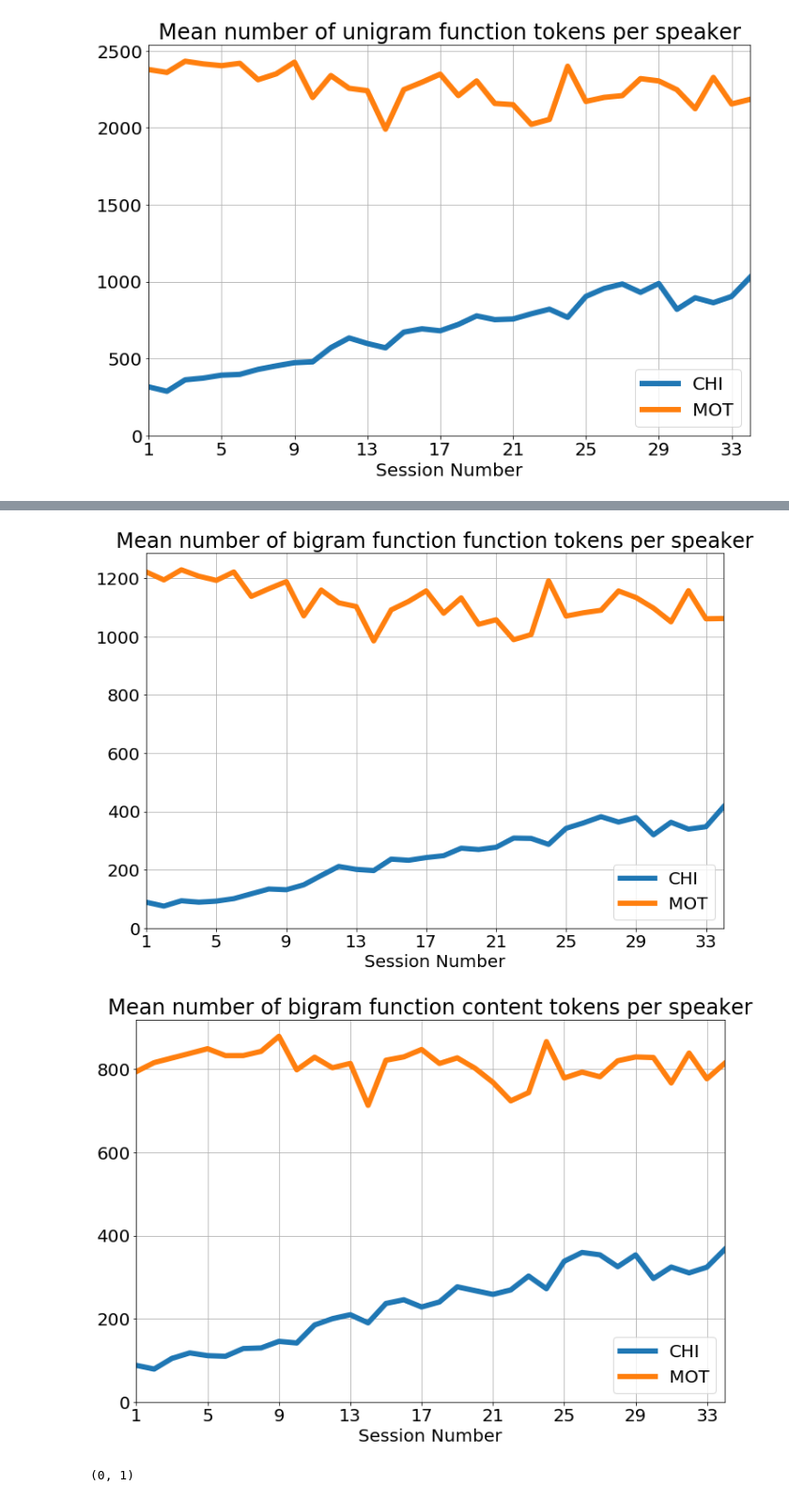
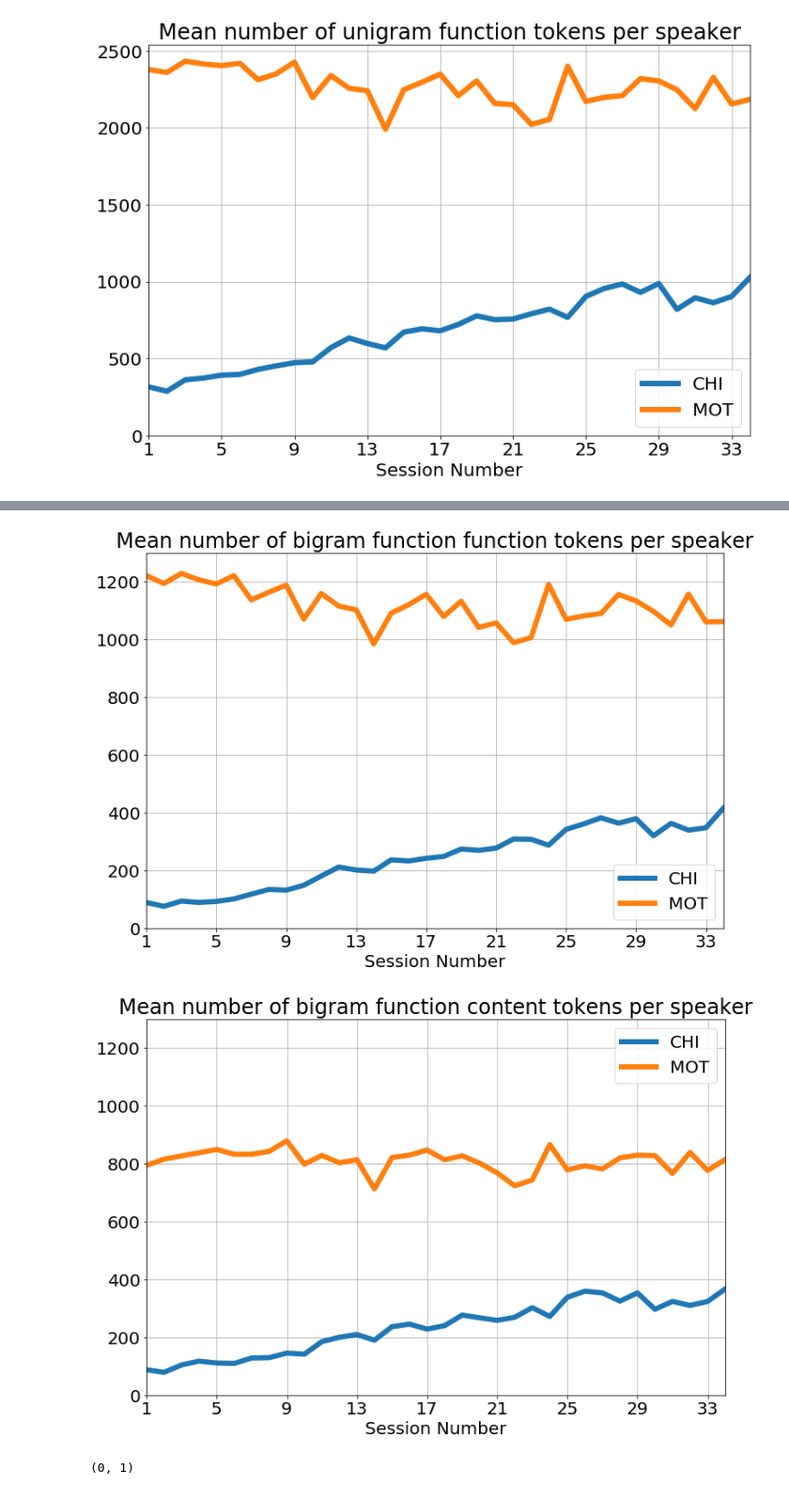
Before and after one commit to pfeyz/formulae-project, a Jupyter notebook: Morisita Function-Content Split.ipynb, the cells around one changed output, grey strips where cells are left out. Shown at 94% size. Cells and saved outputs as stored; diff of their text form; code cells hidden in the pictures.

```diff
--- a/Morisita Function-Content Split.ipynb
+++ b/Morisita Function-Content Split.ipynb
@@ -284,7 +322,7 @@ def mean_number_of_tokens_plots():
 
 
     unfiltered.plot()
-    plt.ylim(0)
+    plt.ylim(0, 1300)
     vvv_format(title='Mean number of bigram content content tokens per speaker', autoscale=True)
 
 mean_number_of_tokens_plots()
@@ -302,7 +340,7 @@ def mean_number_of_tokens_plots():
 
 
     unfiltered.plot()
-    plt.ylim(0)
+    plt.ylim(0, 1300)
     vvv_format(title='Mean number of bigram content function tokens per speaker', autoscale=True)
 
 mean_number_of_tokens_plots()
@@ -320,30 +358,30 @@ def mean_number_of_tokens_plots():
 
 
     unfiltered.plot()
-    plt.ylim(0)
+    plt.ylim(0, 1300)
     vvv_format(title='Mean number of bigram function function tokens per speaker', autoscale=True)
 
 mean_number_of_tokens_plots()
 # %% [output]
-[figure, old version]
+[figure, new version]
 # %%
 def mean_number_of_tokens_plots():
     unfiltered = (
         bigrams[bigrams.fcat.eq('F/C')]
         .groupby(['corpus', 'session', 'speaker'])
         .ngram.size()
         .unstack()
         .groupby(level='session').mean()
     )
 
 
     unfiltered.plot()
-    plt.ylim(0)
+    plt.ylim(0, 1300)
     vvv_format(title='Mean number of bigram function content tokens per speaker', autoscale=True)
 
 mean_number_of_tokens_plots()
 # %% [output]
-[figure, old version]
+[figure, new version]
 # %%
 def comparative_plot(pairs):
     for df, label in pairs:
```
Also changed, not shown: parts of 11 cells of this notebook.
